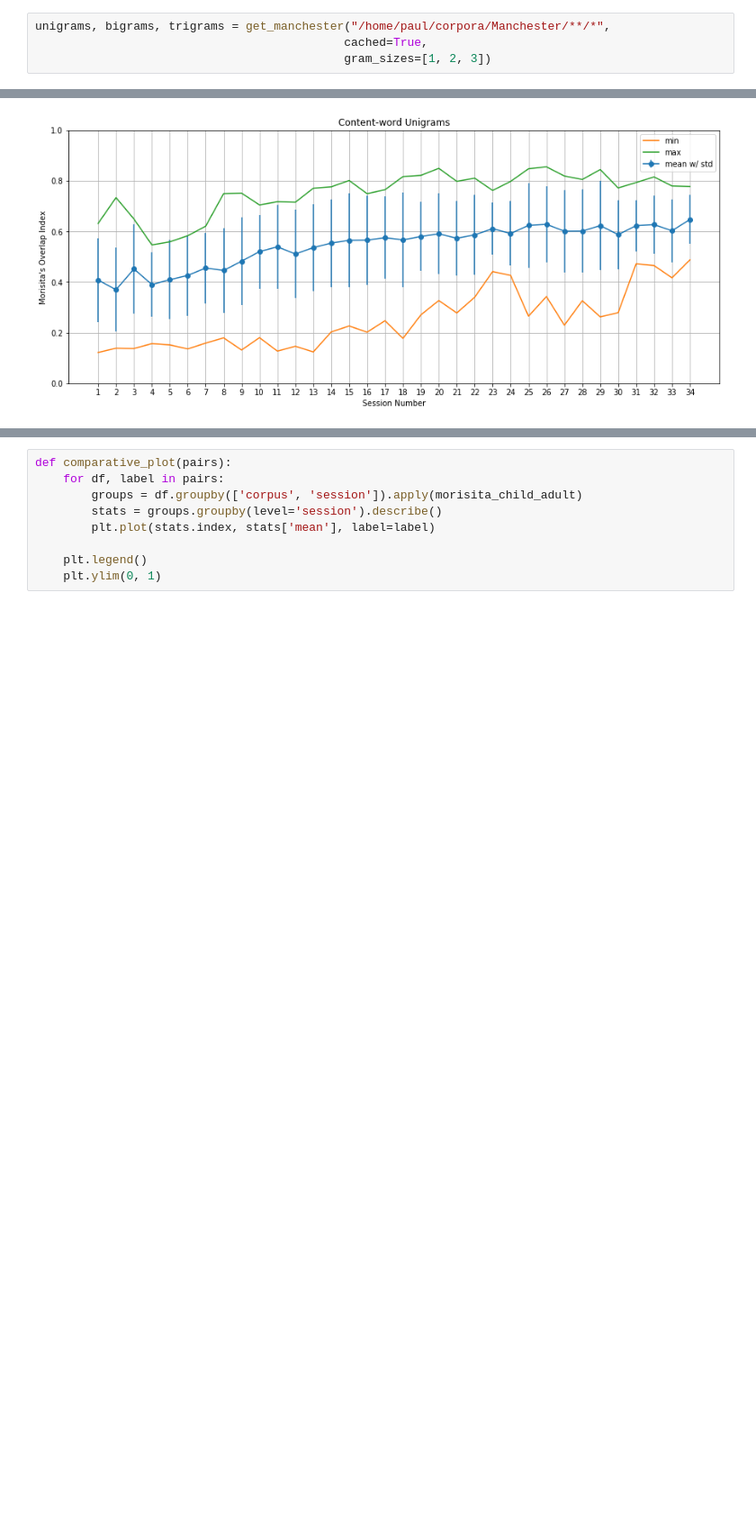
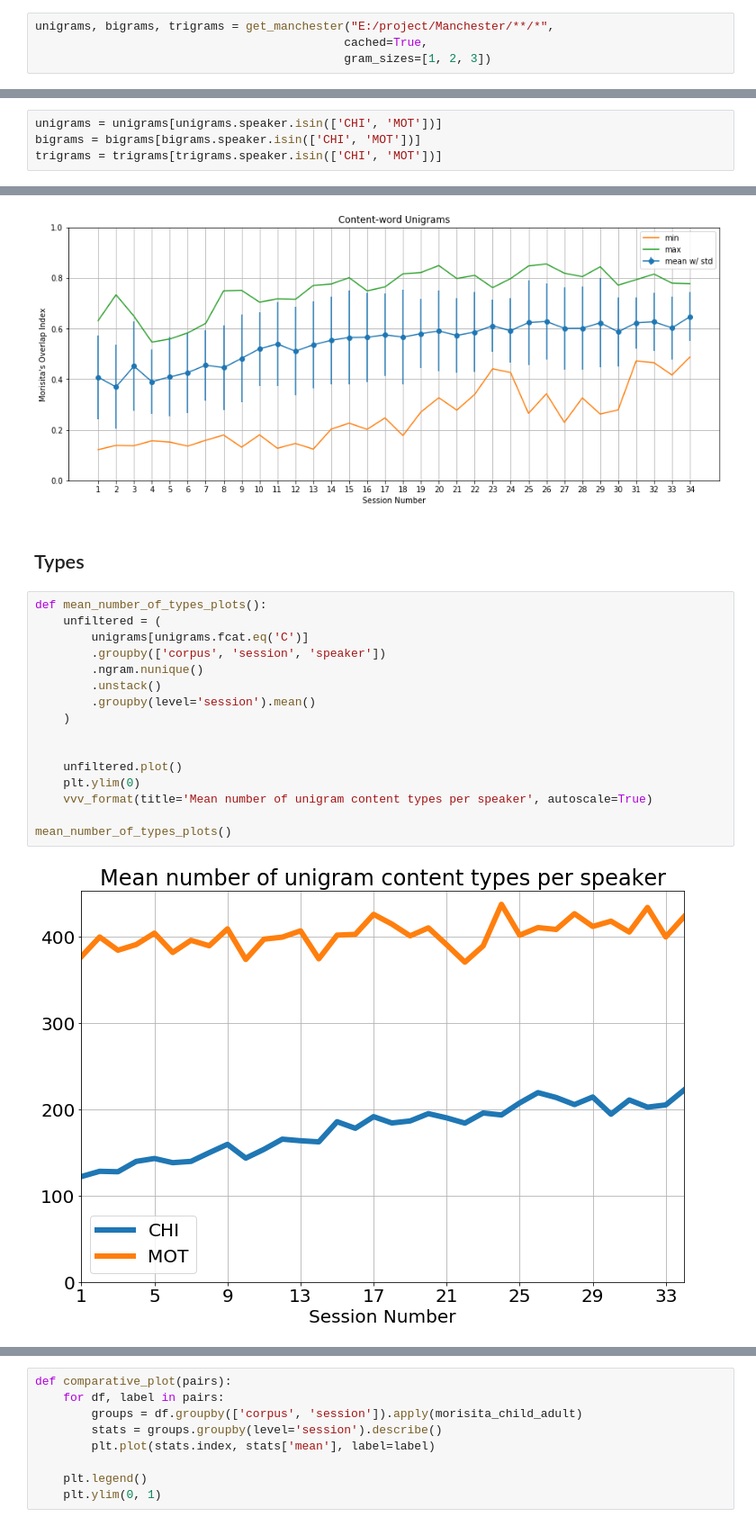
Before and after one commit to pfeyz/formulae-project, a Jupyter notebook: Morisita Function-Content Split.ipynb, the cells around one changed output, grey strips where cells are left out. Shown at 90% size. Cells and saved outputs as stored; diff of their text form; blank space fills up the shorter version.

Commit message:
Add files via upload
add types and tokens of function/content unigrams and bigrams

```diff
--- a/Morisita Function-Content Split.ipynb
+++ b/Morisita Function-Content Split.ipynb
@@ -9,7 +10,7 @@ from functionword_tagger import FunctionWordTagger
 
 plt.rcParams['figure.figsize'] = 15, 6
 # %%
-unigrams, bigrams, trigrams = get_manchester("/home/paul/corpora/Manchester/**/*",
+unigrams, bigrams, trigrams = get_manchester("E:/project/Manchester/**/*",
                                             cached=True,
                                             gram_sizes=[1, 2, 3])
 # %%
@@ -83,6 +117,30 @@ unigrams['fcat'] = unigrams.ngram.apply(categorize_ngram)
+# %%
+unigrams = unigrams[unigrams.speaker.isin(['CHI', 'MOT'])]
+bigrams = bigrams[bigrams.speaker.isin(['CHI', 'MOT'])]
+trigrams = trigrams[trigrams.speaker.isin(['CHI', 'MOT'])]
 # %%
 plot_child_adult_morisita(unigrams[unigrams.fcat.eq('F')], 'Function-word Unigrams')
 plot_child_adult_morisita(unigrams[unigrams.fcat.eq('C')], 'Content-word Unigrams')
 # %% [output]
 [figure]
 [figure]
+# %% [markdown]
+## Types
+# %%
+def mean_number_of_types_plots():
+    unfiltered = (
+        unigrams[unigrams.fcat.eq('C')]
+        .groupby(['corpus', 'session', 'speaker'])
+        .ngram.nunique()
+        .unstack()
+        .groupby(level='session').mean()
+    )
+
+
+    unfiltered.plot()
+    plt.ylim(0)
+    vvv_format(title='Mean number of unigram content types per speaker', autoscale=True)
+
+mean_number_of_types_plots()
+# %% [output]
+[figure, added]
```
Also changed, not shown: parts of 16 cells of this notebook.
